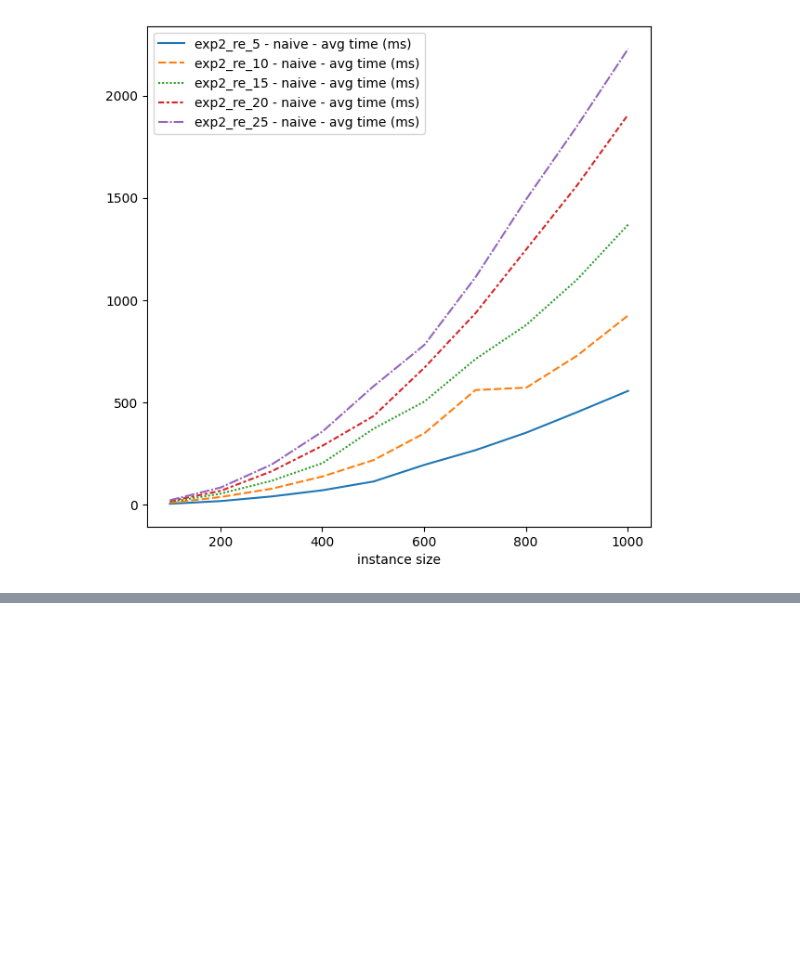
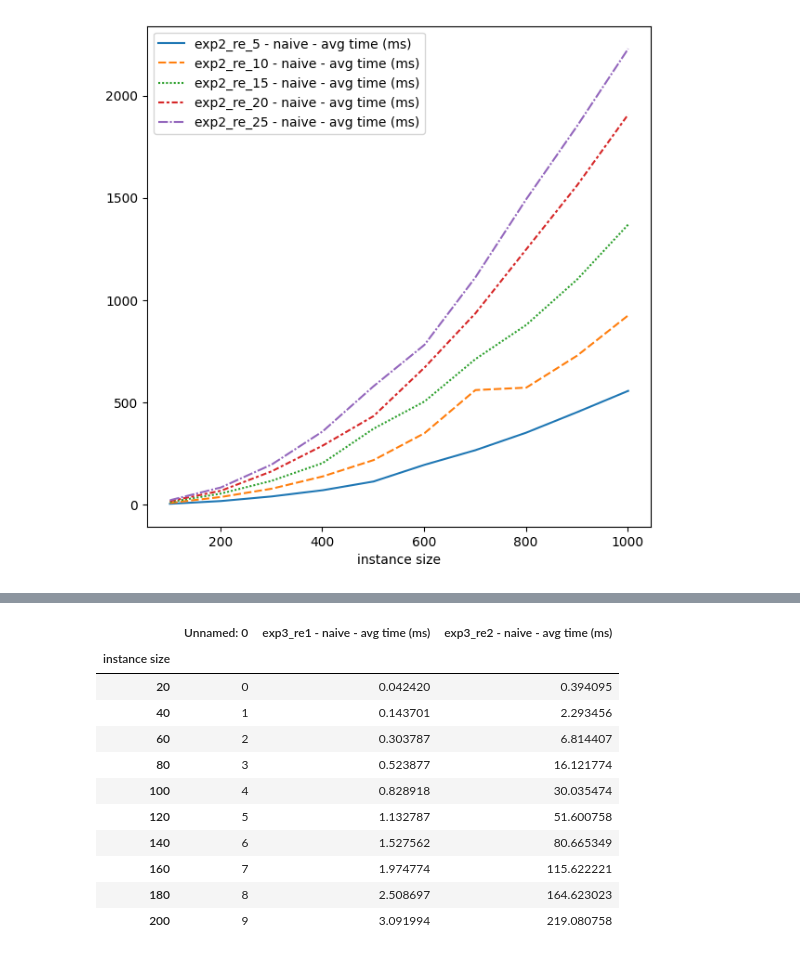
Before and after one commit to tomasmiguez/tp-tleng, a Jupyter notebook: experiments/tp1_experiments.ipynb, the cells around one changed output, grey strips where cells are left out. Cells and saved outputs as stored; diff of their text form; code cells hidden in the pictures; blank space fills up the shorter version.

Commit message:
Jupyter notebook con experimento 3

```diff
--- a/experiments/tp1_experiments.ipynb
+++ b/experiments/tp1_experiments.ipynb
@@ -342,0 +406,4 @@ plt.savefig(f'{GRAPHICS_DIR}/exp2_naive_times.png')
+# %%
+TOTAL_INSTANCES = 10
+SIZE_STEP = 10
+exp3_instances = ["cd" * (i*SIZE_STEP) for i in range(1, TOTAL_INSTANCES + 1)]
@@ -342,0 +435,22 @@ plt.savefig(f'{GRAPHICS_DIR}/exp2_naive_times.png')
+# %%
+def execute_experiment_3(regex_dict, instances):
+    results = time_regular_expression(regex_dict, instances, verbose=2)
+    df = pd.DataFrame(results)
+    df['instance size'] = df['instance'].apply(lambda x: len(x))
+    df = df.drop(['instance'], axis=1)
+    #df = df.set_index('instance size')
+    return df
+# %%
+execute_exp3_1 = lambda : execute_experiment_3(exp3_regex_dict['exp3_re1'], exp3_instances)
+execute_exp3_2 = lambda : execute_experiment_3(exp3_regex_dict['exp3_re2'], exp3_instances)
+execute_exp3_3 = lambda : execute_experiment_3(exp3_regex_dict['exp3_re3'], exp3_instances[:6])
+
+
+exp3_re1_df = execute_cached_experiment('exp3_re1.csv', execute_exp3_1)
+exp3_re1_df = exp3_re1_df.set_index('instance size')
+
+exp3_re2_df = execute_cached_experiment('exp3_re2.csv', execute_exp3_2)
+exp3_re2_df = exp3_re2_df.set_index('instance size')
+
+exp3_re3_df = execute_cached_experiment('exp3_re3.csv', execute_exp3_3)
+exp3_re3_df = exp3_re3_df.set_index('instance size')
@@ -342,0 +477,19 @@ plt.savefig(f'{GRAPHICS_DIR}/exp2_naive_times.png')
+# %%
+exp3_df = exp3_re1_df.copy()
+exp3_df = exp3_df.drop('exp3_re1 - avg time (ms)', axis=1)
+exp3_df['exp3_re2 - naive - avg time (ms)'] = exp3_re2_df['exp3_re2 - naive - avg time (ms)']
+#exp3_df['exp3_re3 - naive - avg time (ms)'] = exp3_re3_df['exp3_re3 - naive - avg time (ms)']
+exp3_df
+# %% [output]
+|  | Unnamed: 0 | exp3_re1 - naive - avg time (ms) | exp3_re2 - naive - avg time (ms) |
+| instance size |  |  |  |
+| 20 | 0 | 0.042420 | 0.394095 |
+| 40 | 1 | 0.143701 | 2.293456 |
+| 60 | 2 | 0.303787 | 6.814407 |
+| 80 | 3 | 0.523877 | 16.121774 |
+| 100 | 4 | 0.828918 | 30.035474 |
+| 120 | 5 | 1.132787 | 51.600758 |
+| 140 | 6 | 1.527562 | 80.665349 |
+| 160 | 7 | 1.974774 | 115.622221 |
+| 180 | 8 | 2.508697 | 164.623023 |
+| 200 | 9 | 3.091994 | 219.080758 |
```
Also changed, not shown: parts of 12 cells of this notebook, 14 other files.
